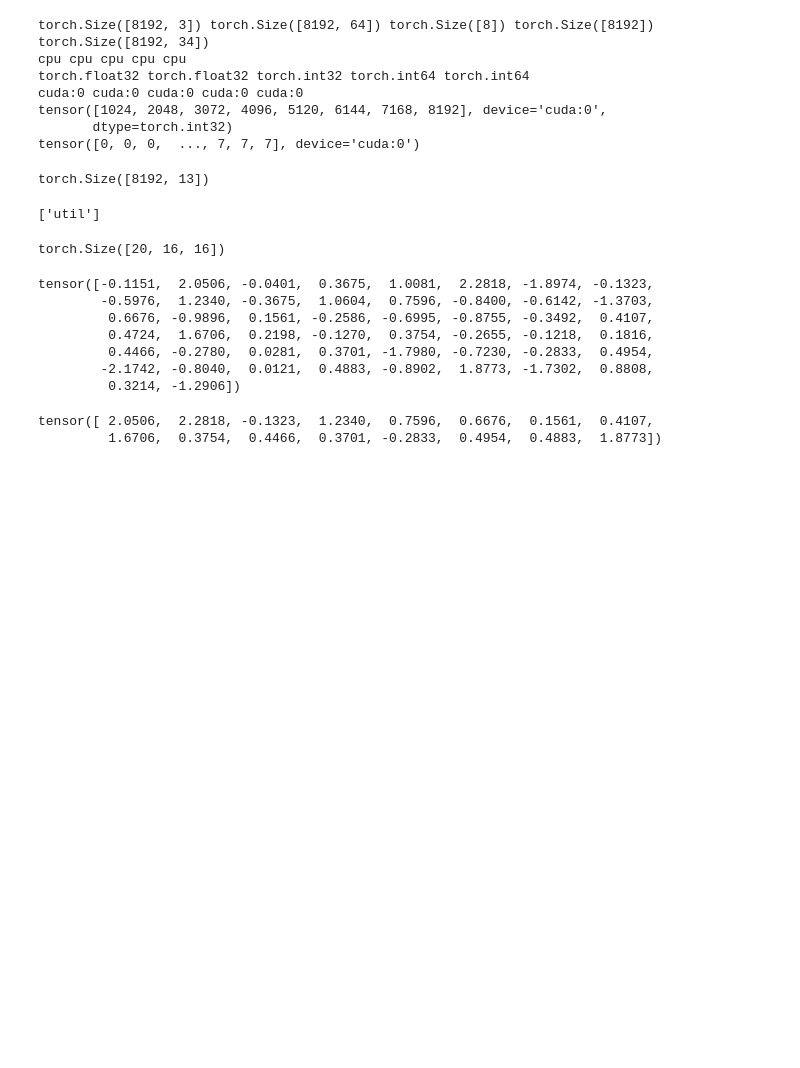
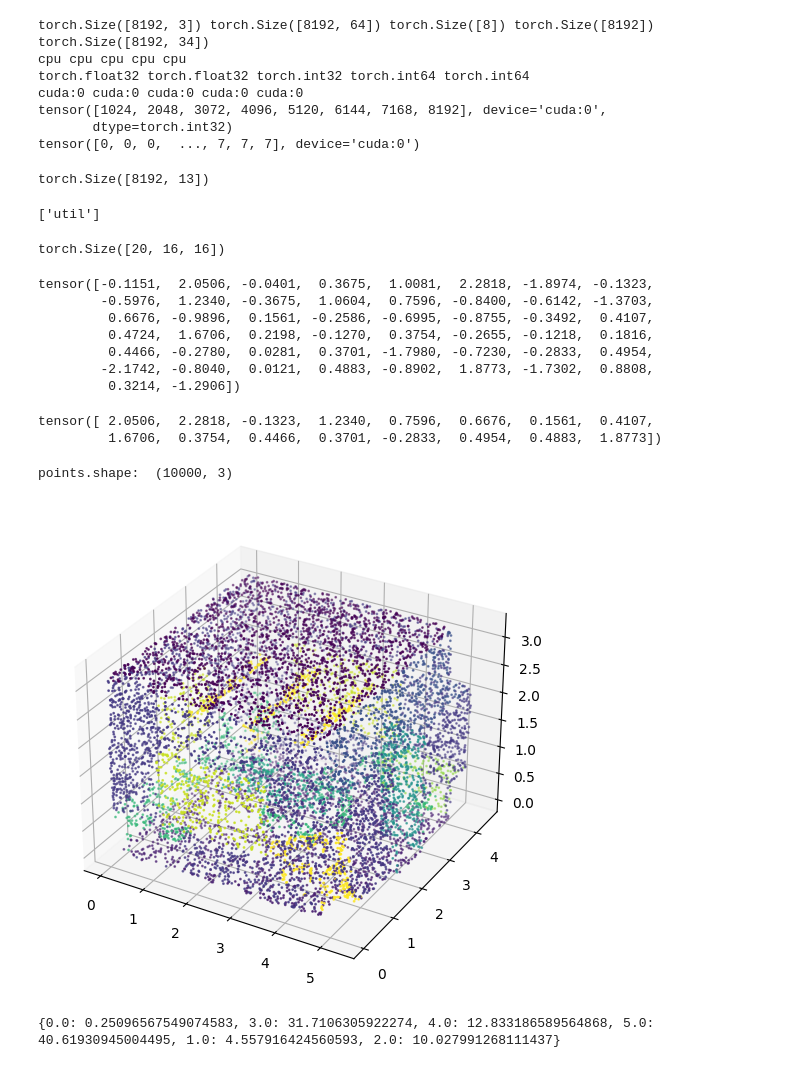
Before and after one commit to DominikVincent/Stratified-Transformer, a Jupyter notebook: playground/create_model.ipynb, the cells around one changed output. Saved outputs shown, nothing was run; the diff lists cells and outputs as text; code cells hidden in the pictures; blank space fills up the shorter version.

```diff
--- a/playground/create_model.ipynb
+++ b/playground/create_model.ipynb
@@ -119,3 +121,74 @@ output[0,0]
 # %% [output]
 tensor([ 2.0506,  2.2818, -0.1323,  1.2340,  0.7596,  0.6676,  0.1561,  0.4107,
          1.6706,  0.3754,  0.4466,  0.3701, -0.2833,  0.4954,  0.4883,  1.8773])
+# %%
+import numpy as np
+
+# load npy array from path
+path = "/data/vision/polina/projects/wmh/dhollidt/documents/Pointnet_Pointnet2_pytorch/data/stanford_indoor3d/Area_1_conferenceRoom_1.npy"
+# path = "/data/vision/polina/projects/wmh/dhollidt/documents/Pointnet_Pointnet2_pytorch/data/nesf_s3dis_format_65536/Area_1_0.npy"
+
+#load array
+data = np.load(path)
+# select 80000 rows randomly
+data = data[np.random.choice(data.shape[0], 10000, replace=False), :]
+points = data[:, 0:3]
+rgb = data[:, 3:6]
+label = data[:, 6]
+
+print("points.shape: ", points.shape)
+# visualize
+import matplotlib.pyplot as plt
+from mpl_toolkits.mplot3d import Axes3D
+fig = plt.figure()
+ax = Axes3D(fig)
+ax.scatter(points[:, 0], points[:, 1], points[:, 2], c=label, s=1)
+plt.show()
+# %% [output]
+points.shape:  (10000, 3)
+[figure, added]
+# %%
+import numpy as np
+import os
+from functools import reduce
+
+def get_class_distribution(directory):
+    """
+    Given a directory containing .npy files, return the distribution of classes
+    across all files.
+
+    Parameters:
+    - directory: Path to the directory containing the .npy files
+
+    Returns:
+    - A dictionary with class labels as keys and counts as values
+    """
+    class_distribution = {}
+
+    # Loop through all the .npy files in the directory
+    for file_name in os.listdir(directory):
+        if file_name.endswith('.npy'):
+            file_path = os.path.join(directory, file_name)
+
+            # Load the array from the .npy file
+            array = np.load(file_path)
+
+            # Extract the label column
+            labels = array[:, -1]
+
+            # Update the class distribution
+            unique, counts = np.unique(labels, return_counts=True)
+            for u, c in zip(unique, counts):
+                class_distribution[u] = class_distribution.get(u, 0) + c
+
+    return class_distribution
+
+# Example Usage
+directory_path = '/data/vision/polina/projects/wmh/dhollidt/documents/Pointnet_Pointnet2_pytorch/data/nesf_s3dis_format_65536'  # Update this path
+distribution = get_class_distribution(directory_path)
+# normalize the distribution
+sum = reduce(lambda x, y: x + y, distribution.values())
+distribution = {k: v/sum*100 for k, v in distribution.items()}
+print(distribution)
+# %% [output]
+{0.0: 0.25096567549074583, 3.0: 31.7106305922274, 4.0: 12.833186589564868, 5.0: 40.61930945004495, 1.0: 4.557916424560593, 2.0: 10.027991268111437}
```
Also changed, not shown: parts of 2 cells of this notebook, 11 other files.
